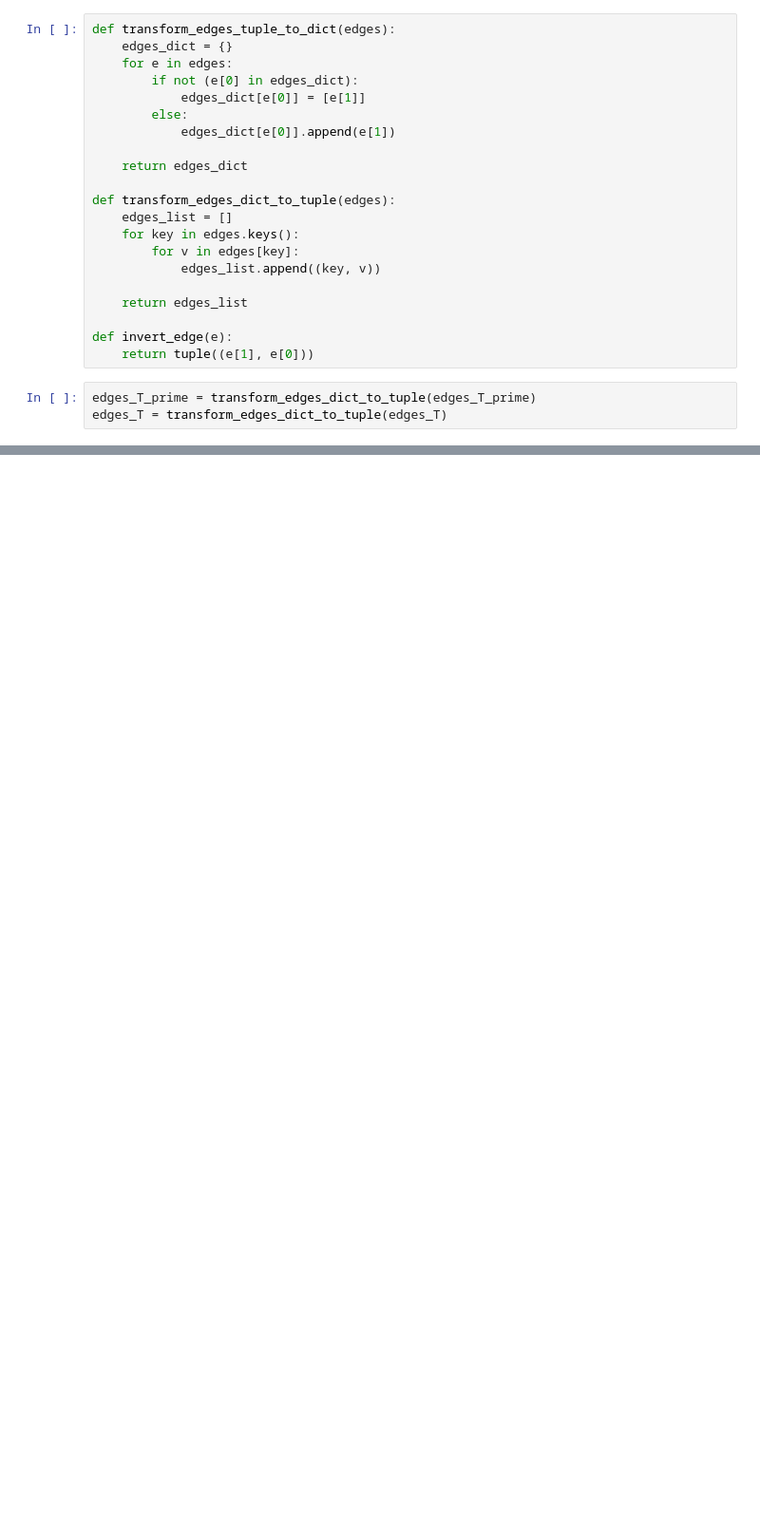
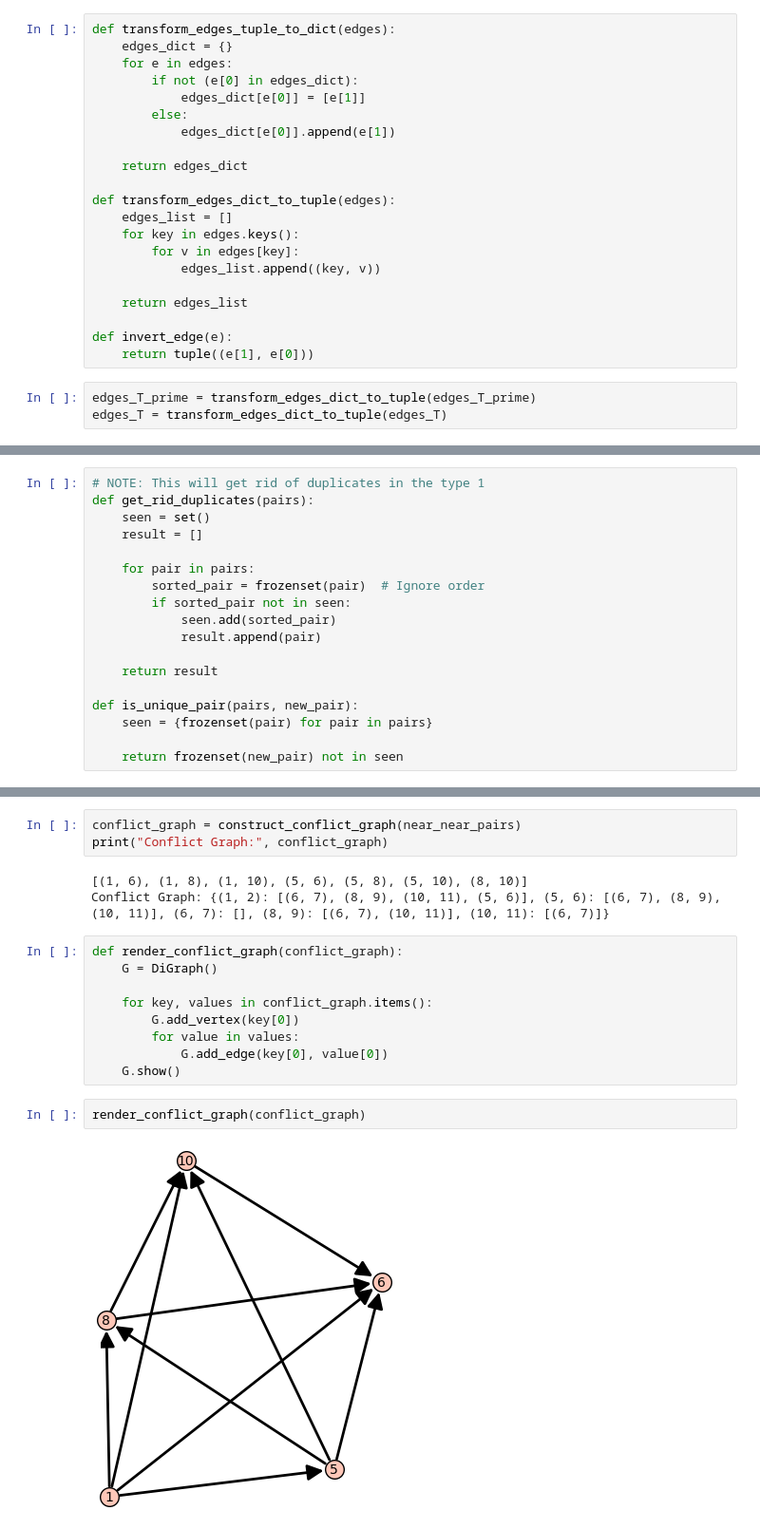
Before and after one commit to Atishaya7777/non-crossing-spanning-trees, a Jupyter notebook: flipping_non_crossing_spanning_trees.ipynb, the cells around one changed output, grey strips where cells are left out. Shown: that part at 95% size. Drawn from its saved outputs; the diff is of its cells as text; blank space fills up the shorter version.

```diff
--- a/flipping_non_crossing_spanning_trees.ipynb
+++ b/flipping_non_crossing_spanning_trees.ipynb
@@ -197,3 +268,21 @@ Near-Near Pairs: []
 All Gaps: [(1, 2), (2, 3), (3, 4), (4, 5), (5, 6), (6, 7), (7, 8), (8, 9), (9, 10), (10, 11)]
 All Gaps in Dictionary form: {'g_1': (1, 2), 'g_2': (2, 3), 'g_3': (3, 4), 'g_4': (4, 5), 'g_5': (5, 6), 'g_6': (6, 7), 'g_7': (7, 8), 'g_8': (8, 9), 'g_9': (9, 10), 'g_10': (10, 11)}
+# %%
+# NOTE: This will get rid of duplicates in the type 1
+def get_rid_duplicates(pairs):
+    seen = set()
+    result = []
+
+    for pair in pairs:
+        sorted_pair = frozenset(pair)  # Ignore order
+        if sorted_pair not in seen:
+            seen.add(sorted_pair)
+            result.append(pair)
+
+    return result
+
+def is_unique_pair(pairs, new_pair):
+    seen = {frozenset(pair) for pair in pairs}
+
+    return frozenset(new_pair) not in seen
 # %%
@@ -202,0 +347,19 @@ All Gaps in Dictionary form: {'g_1': (1, 2), 'g_2': (2, 3), 'g_3': (3, 4), 'g_4'
+# %%
+conflict_graph = construct_conflict_graph(near_near_pairs)
+print("Conflict Graph:", conflict_graph)
+# %% [output]
+[(1, 6), (1, 8), (1, 10), (5, 6), (5, 8), (5, 10), (8, 10)]
+Conflict Graph: {(1, 2): [(6, 7), (8, 9), (10, 11), (5, 6)], (5, 6): [(6, 7), (8, 9), (10, 11)], (6, 7): [], (8, 9): [(6, 7), (10, 11)], (10, 11): [(6, 7)]}
+# %%
+def render_conflict_graph(conflict_graph):
+    G = DiGraph()
+
+    for key, values in conflict_graph.items():
+        G.add_vertex(key[0])
+        for value in values:
+            G.add_edge(key[0], value[0])
+    G.show()
+# %%
+render_conflict_graph(conflict_graph)
+# %% [output]
+[figure, added]
```
Also changed, not shown: parts of 7 cells of this notebook.
